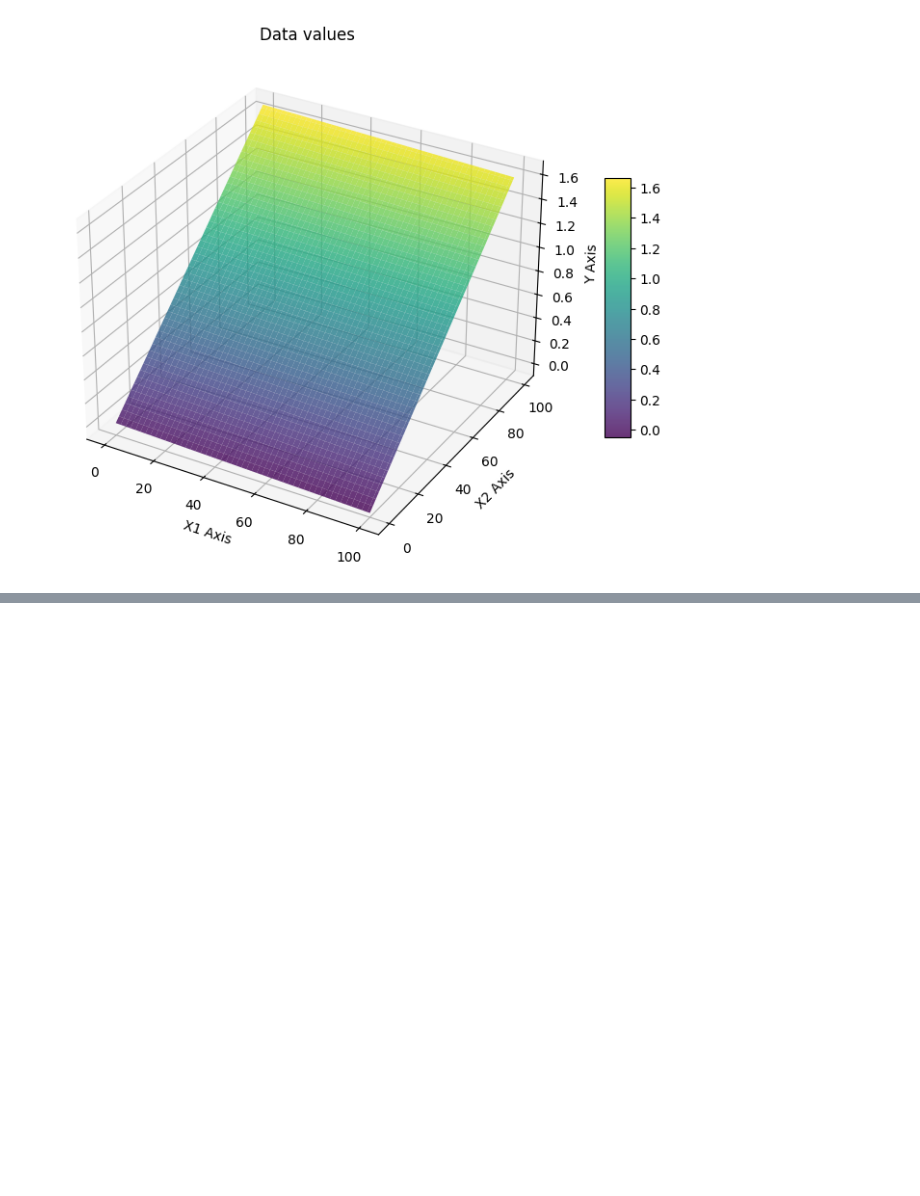
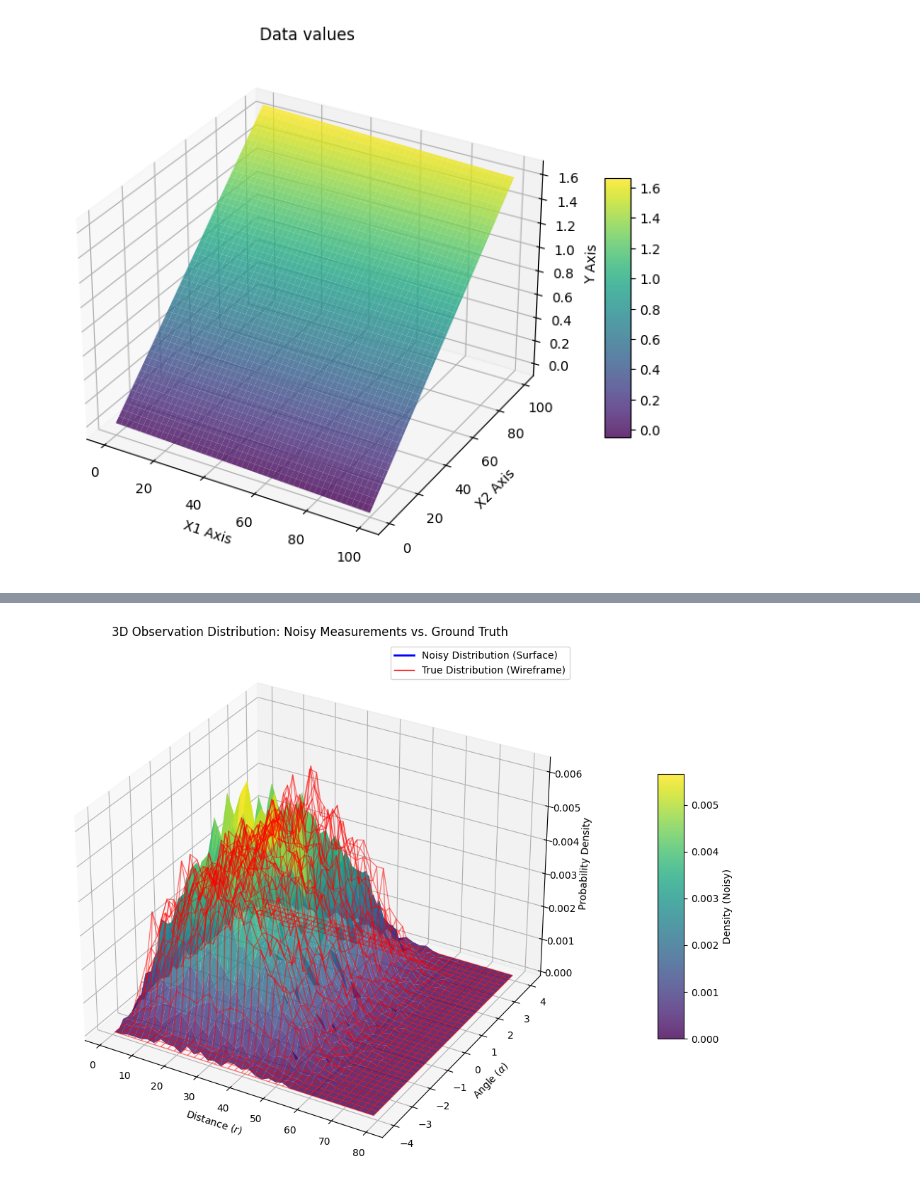
Before and after one commit to sjwjames/mcaia, a Jupyter notebook: ttenv/dqn/experiments/test.ipynb, the cells around one changed output, grey strips where cells are left out. Drawn from its saved outputs; the diff is of its cells as text; code cells hidden in the pictures; blank space fills up the shorter version.

```diff
--- a/ttenv/dqn/experiments/test.ipynb
+++ b/ttenv/dqn/experiments/test.ipynb
@@ -193,0 +375,98 @@ def updateVals(index,x,radius,vals,n_neighbors,alpha):
+# %%
+import numpy as np
+import matplotlib.pyplot as plt
+from matplotlib.lines import Line2D
+
+# --- Helper Functions ---
+def cartesian2polar(xy):
+    r = np.sqrt(np.sum(xy ** 2))
+    alpha = np.arctan2(xy[1], xy[0])
+    return r, alpha
+
+def transform_2d(vec, theta_base, xy_base=[0.0, 0.0]):
+    assert (len(vec) == 2)
+    return np.matmul([[np.cos(theta_base), np.sin(theta_base)],
+                      [-np.sin(theta_base), np.cos(theta_base)]],
+                     vec - np.array(xy_base))
+
+def relative_distance_polar(xy_target, xy_base, theta_base):
+    xy_target_base = transform_2d(xy_target, theta_base, xy_base)
+    return cartesian2polar(xy_target_base)
+
+def observation_noise(z):
+    # Covariance scales linearly with the magnitude of the measurement
+    obs_noise_cov = np.array([[abs(.1 * z[0] + 0.05), 0.0],
+                              [0.0, abs(.1 * z[1] + 0.05)]])
+    return obs_noise_cov
+
+def observation(target, agent):
+    r, alpha = relative_distance_polar(target[:2],
+                                       xy_base=agent[:2],
+                                       theta_base=agent[2])
+    z = np.array([r, alpha])
+    z_noisy = z + np.random.multivariate_normal(np.zeros(2,), observation_noise(z))
+    return z, z_noisy
+
+# --- Generate the Distributions ---
+num_samples = 50000
+true_r = np.zeros(num_samples)
+true_alpha = np.zeros(num_samples)
+noisy_r = np.zeros(num_samples)
+noisy_alpha = np.zeros(num_samples)
+
+print("Simulating 50,000 random states...")
+for i in range(num_samples):
+    agent = np.array([np.random.uniform(0, 50),
+                      np.random.uniform(0, 50),
+                      np.random.uniform(-np.pi, np.pi)])
+
+    target = np.array([np.random.uniform(0, 50),
+                       np.random.uniform(0, 50)])
+
+    z_true, z_noisy = observation(target, agent)
+
+    true_r[i] = z_true[0]
+    true_alpha[i] = z_true[1]
+    noisy_r[i] = z_noisy[0]
+    noisy_alpha[i] = z_noisy[1]
+
+# --- 3D Plotting ---
+fig = plt.figure(figsize=(12, 8))
+ax = fig.add_subplot(111, projection='3d')
+
+# Calculate 2D histograms (Probability Density)
+bins_r = np.linspace(0, 80, 40)
+bins_alpha = np.linspace(-np.pi - 1, np.pi + 1, 40)
+
+H_noisy, xedges, yedges = np.histogram2d(noisy_r, noisy_alpha, bins=[bins_r, bins_alpha], density=True)
+H_true, _, _ = np.histogram2d(true_r, true_alpha, bins=[bins_r, bins_alpha], density=True)
+
+# Create meshgrid for bin centers
+x_centers = (xedges[:-1] + xedges[1:]) / 2
+y_centers = (yedges[:-1] + yedges[1:]) / 2
+X, Y = np.meshgrid(x_centers, y_centers)
+
+# Plot Noisy distribution as a 3D surface
+surf = ax.plot_surface(X, Y, H_noisy.T, cmap='viridis', edgecolor='none', alpha=0.8)
+
+# Plot True distribution as a 3D wireframe over it
+wire = ax.plot_wireframe(X, Y, H_true.T, color='red', alpha=0.5, linewidth=1)
+
+ax.set_title("3D Observation Distribution: Noisy Measurements vs. Ground Truth")
+ax.set_xlabel('Distance ($r$)')
+ax.set_ylabel('Angle ($\\alpha$)')
+ax.set_zlabel('Probability Density')
+
+# Add a colorbar and legend
+cbar = fig.colorbar(surf, ax=ax, shrink=0.5, aspect=10, pad=0.1)
+cbar.set_label('Density (Noisy)')
+
+legend_elements = [
+    Line2D([0], [0], color='blue', lw=2, label='Noisy Distribution (Surface)'),
+    Line2D([0], [0], color='red', lw=1, label='True Distribution (Wireframe)')
+]
+ax.legend(handles=legend_elements, loc='upper right')
+
+plt.tight_layout()
+plt.show()
+# %% [output]
@@ -193,0 +474 @@ def updateVals(index,x,radius,vals,n_neighbors,alpha):
+[figure, added]
```
Also changed, not shown: parts of 14 cells of this notebook, 10 other files.
